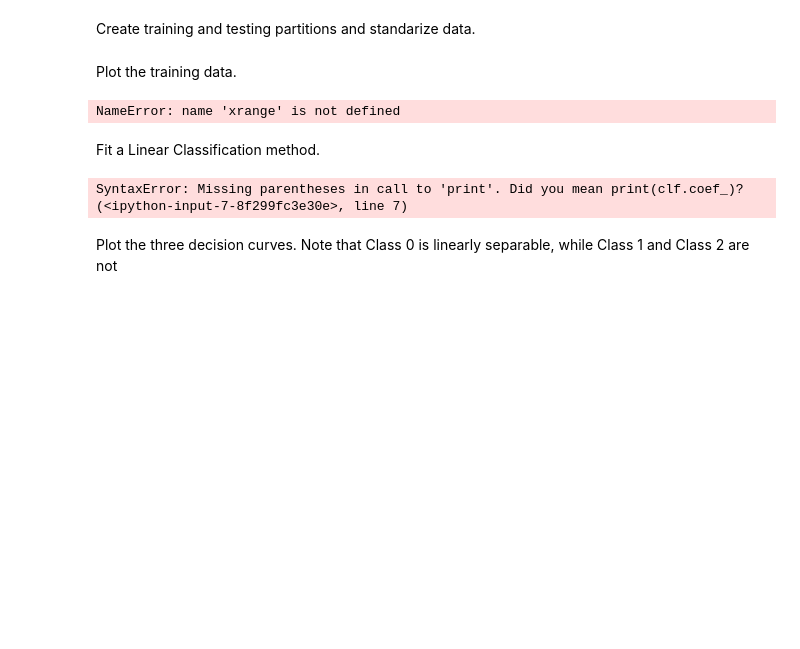
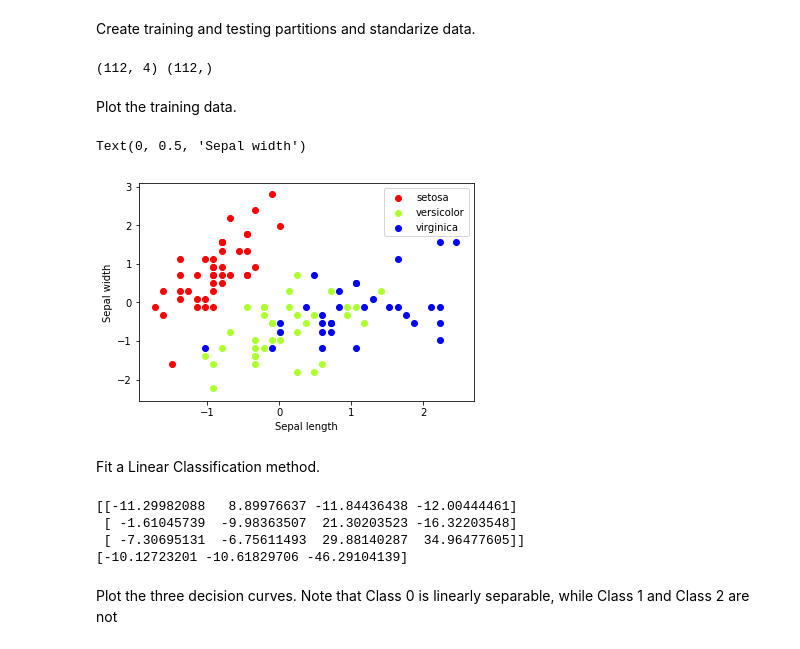
Before and after one commit to SadiCetinkaya/ML_Sklearn, a Jupyter notebook: 1)A Gentle Introduction to Machine Learning.ipynb, the cells around one changed output. Cells and saved outputs as stored; diff of their text form; code cells hidden in the pictures; blank space fills up the shorter version.

Commit message:
Fixed attr error

```diff
--- a/1)A Gentle Introduction to Machine Learning.ipynb
+++ b/1)A Gentle Introduction to Machine Learning.ipynb
@@ -27,35 +26,38 @@ ImportError: DLL load failed: The specified module could not be found.
 # %% [markdown]
 Create training and testing partitions and standarize data.
 # %%
-from sklearn.cross_validation import train_test_split
+from sklearn.model_selection import train_test_split
 from sklearn.preprocessing import StandardScaler
 
 # Get dataset with only the first two attributes
-X, y = X_iris[:,:2], y_iris
+X, y = X_iris, y_iris
 # Split the dataset into a trainig and a testing set
 # Test set will be the 25% taken randomly
 X_train, X_test, y_train, y_test = train_test_split(X, y, test_size=0.25, random_state=33)
-print X_train.shape, y_train.shape
+print (X_train.shape, y_train.shape)
 # Standarize the features
 scaler = StandardScaler().fit(X_train)
 X_train = scaler.transform(X_train)
 
 X_test = scaler.transform(X_test)
+# %% [output]
+(112, 4) (112,)
 # %% [markdown]
 Plot the training data.
 # %%
 
 colors = ['red', 'greenyellow', 'blue']
-for i in xrange(len(colors)):
+for i in range(len(colors)):
     px = X_train[:, 0][y_train == i]
     py = X_train[:, 1][y_train == i]
     plt.scatter(px, py, c=colors[i])
 
 plt.legend(iris.target_names)
 plt.xlabel('Sepal length')
 plt.ylabel('Sepal width')
 # %% [output]
-NameError: name 'xrange' is not defined
+Text(0, 0.5, 'Sepal width')
+[figure, added]
 # %% [markdown]
 Fit a Linear Classification method.
 # %%
@@ -65,10 +67,13 @@ clf = SGDClassifier()
 # fit (train) the classifier
 clf.fit(X_train, y_train)
 # print learned coeficients
-print clf.coef_
-print clf.intercept_
+print (clf.coef_)
+print (clf.intercept_)
 # %% [output]
-SyntaxError: Missing parentheses in call to 'print'. Did you mean print(clf.coef_)? (<ipython-input-7-8f299fc3e30e>, line 7)
+[[-11.29982088   8.89976637 -11.84436438 -12.00444461]
+ [ -1.61045739  -9.98363507  21.30203523 -16.32203548]
+ [ -7.30695131  -6.75611493  29.88140287  34.96477605]]
+[-10.12723201 -10.61829706 -46.29104139]
 # %% [markdown]
 Plot the three decision curves. Note that Class 0 is linearly separable, while Class 1 and Class 2 are not
 # %%
```
Also changed, not shown: parts of 3 cells of this notebook.
